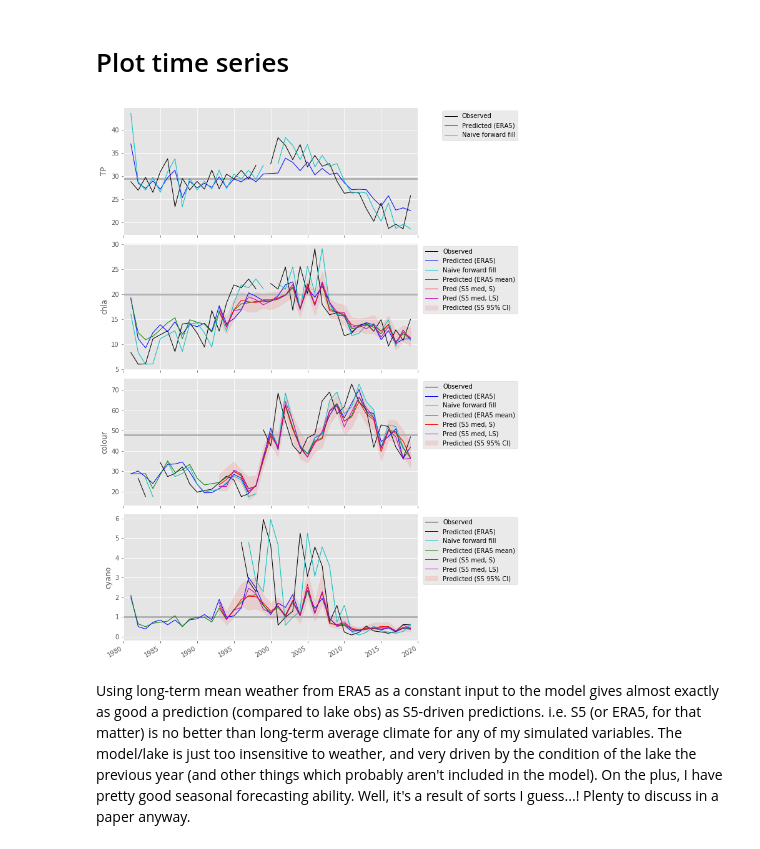
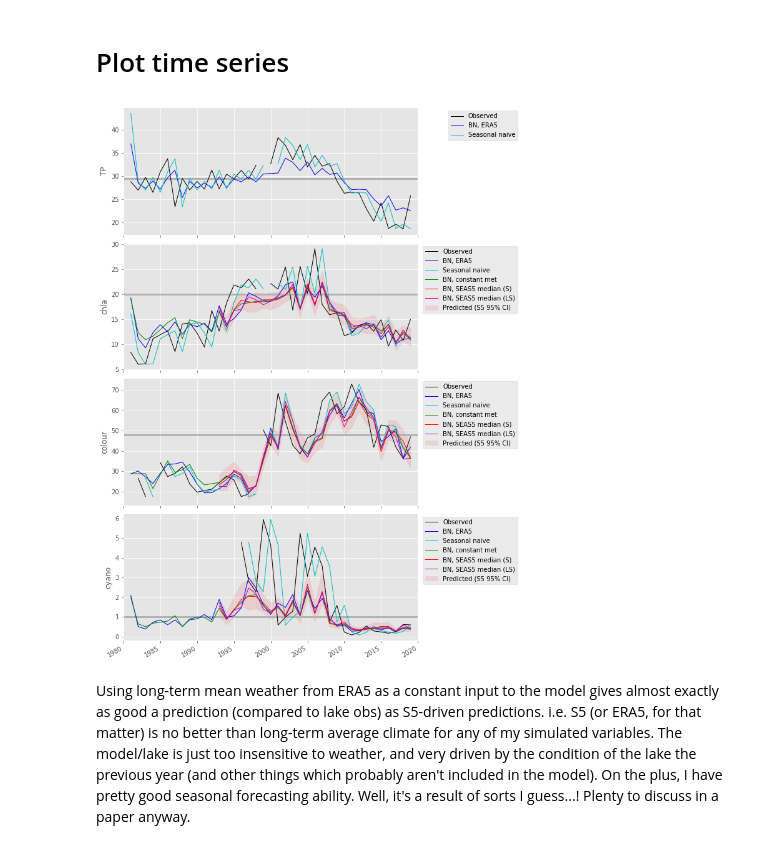
Before and after one commit to icra/WATExR, a Jupyter notebook: Norway_Morsa/BayesianNetwork/Notebooks/08_Hindcast_stats_and_plots.ipynb, the cells around one changed output. Cells and saved outputs as stored; diff of their text form; code cells hidden in the pictures.

```diff
--- a/Norway_Morsa/BayesianNetwork/Notebooks/08_Hindcast_stats_and_plots.ipynb
+++ b/Norway_Morsa/BayesianNetwork/Notebooks/08_Hindcast_stats_and_plots.ipynb
@@ -69,18 +69,27 @@ obs_disc.head()
 ## Seasonal naive prediction
 i.e. prediction for the current season is the prediction for the previous (corresponding) season
 # %%
-# Predictions from simplest model - current season is equal to previous summer season
-sim_naive_wide = pd.read_csv(sim_naive_fpath)
+# sim_naive_wide = pd.read_csv(sim_naive_fpath)
 
-# Reformat obs to long format, same as the others
-sim_naive = pd.melt(sim_naive_wide, id_vars=['year'], value_vars=var_list,
-            var_name='node', value_name='sim_naive')
+# # Reformat obs to long format, same as the others
+# sim_naive = pd.melt(sim_naive_wide, id_vars=['year'], value_vars=var_list,
+#             var_name='node', value_name='sim_naive')
 
-display(sim_naive.head(2))
+# sim_naive_disc = sim_naive.copy()
+# sim_naive_disc['sim_naive'] = sim_naive_disc[['node','sim_naive']].apply(lambda x: bn.discretize([boundaries_dict[x.node]], x.sim_naive), axis=1)
+# sim_naive_disc.head(2)
 
-sim_naive_disc = sim_naive.copy()
-sim_naive_disc['sim_naive'] = sim_naive_disc[['node','sim_naive']].apply(lambda x: bn.discretize([boundaries_dict[x.node]], x.sim_naive), axis=1)
-sim_naive_disc.head(2)
+sim_naive = pd.read_csv(sim_naive_fpath)
+
+# Pick out just the expected value
+sim_naive_e = sim_naive[['year','node','expected_value']]
+sim_naive_e.columns = ['year','node','sim_naive'] # Rename columns
+display(sim_naive_e.head(2))
+
+# Discretized df, including the class and the predicted probability of being in the class
+sim_naive_disc = sim_naive[['year','node','WFD_class']]
+sim_naive_disc.columns = ['year','node','sim_naive']
+display(sim_naive_disc.head(2))
 # %% [output]
 |  | year | node | sim_naive |
 | 0 | 1981 | TP | 43.573016 |
@@ -276,7 +275,7 @@ def merge_model_predictions(df_list):
 # %%
 # Make a dataframe of continuous data (expected values)
 
-df_li = [obs, sim_era5_e, sim_era5_av_e, sim_naive, s5_quant_dict['summer'], s5_quant_dict['late_summer']]
+df_li = [obs, sim_era5_e, sim_era5_av_e, sim_naive_e, s5_quant_dict['summer'], s5_quant_dict['late_summer']]
 
 df_cont = merge_model_predictions(df_li)
 for season in season_li:
@@ -344,11 +343,11 @@ fig, axes = plt.subplots(nrows=len(var_list),
                         )
 
 label_dict = {'obs':'Observed',
-             'sim_era5':'Predicted (ERA5)',
-             'sim_naive':'Naive forward fill',
-             'sim_era5_av':'Predicted (ERA5 mean)',
-             's5_0.5_summer': 'Pred (S5 med, S)',
-             's5_0.5_late_summer': 'Pred (S5 med, LS)'}
+             'sim_era5':'BN, ERA5',
+             'sim_naive':'Seasonal naive',
+             'sim_era5_av':'BN, constant met',
+             's5_0.5_summer': 'BN, SEAS5 median (S)',
+             's5_0.5_late_summer': 'BN, SEAS5 median (LS)'}
 
 colour_dict = {'obs':'k',
              'sim_era5':'b',
@@ -370,35 +369,35 @@ for idx, var in enumerate(var_list):
         else:
             var_series = df_cont.loc[df_cont['node'] == var, [col,'year']]
             var_series = var_series.set_index('year')
 
             axes[idx].plot(var_series.index,
                            var_series.values,
                            color=colour_dict[col],
                            lw=1,
                            label=label_dict[col]
                           )
     if var != 'TP':
         # Plot S5 95% CI. N.B. CI for summe and late summer are ~exactly the same, so only plot one
         s5_quantiles = s5_quant_dict['summer'].loc[s5_quant_dict['summer']['node'] == var]
         s5_quantiles = s5_quantiles.set_index('year')
         axes[idx].fill_between(s5_quantiles.index,
                                s5_quantiles['s5_0.025_summer'],
                                s5_quantiles['s5_0.975_summer'],
                                color='r',
                                alpha=0.1,
                                label='Predicted (S5 95% CI)',
                               )
 
     # Tidy
     axes[idx].set_ylabel(var)
     axes[idx].set_xlim(xmin=1980, xmax=2020)
     axes[idx].legend(bbox_to_anchor=(1.35, 1))
 
 plt.tight_layout()
 fig.autofmt_xdate()
-plt.savefig(os.path.join(out_folder,'timeseries_gof.png'), dpi=200)
+plt.savefig(os.path.join(out_folder,'Timeseries_gof','timeseries_gof.png'), dpi=300)
 # %% [output]
-[figure, old version]
+[figure, new version]
 # %% [markdown]
 Using long-term mean weather from ERA5 as a constant input to the model gives almost exactly as good a prediction (compared to lake obs) as S5-driven predictions. i.e. S5 (or ERA5, for that matter) is no better than long-term average climate for any of my simulated variables. The model/lake is just too insensitive to weather, and very driven by the condition of the lake the previous year (and other things which probably aren't included in the model). On the plus, I have pretty good seasonal forecasting ability. Well, it's a result of sorts I guess...! Plenty to discuss in a paper anyway.
 # %% [markdown]
```
Also changed, not shown: parts of 3 cells of this notebook, 14 other files.
